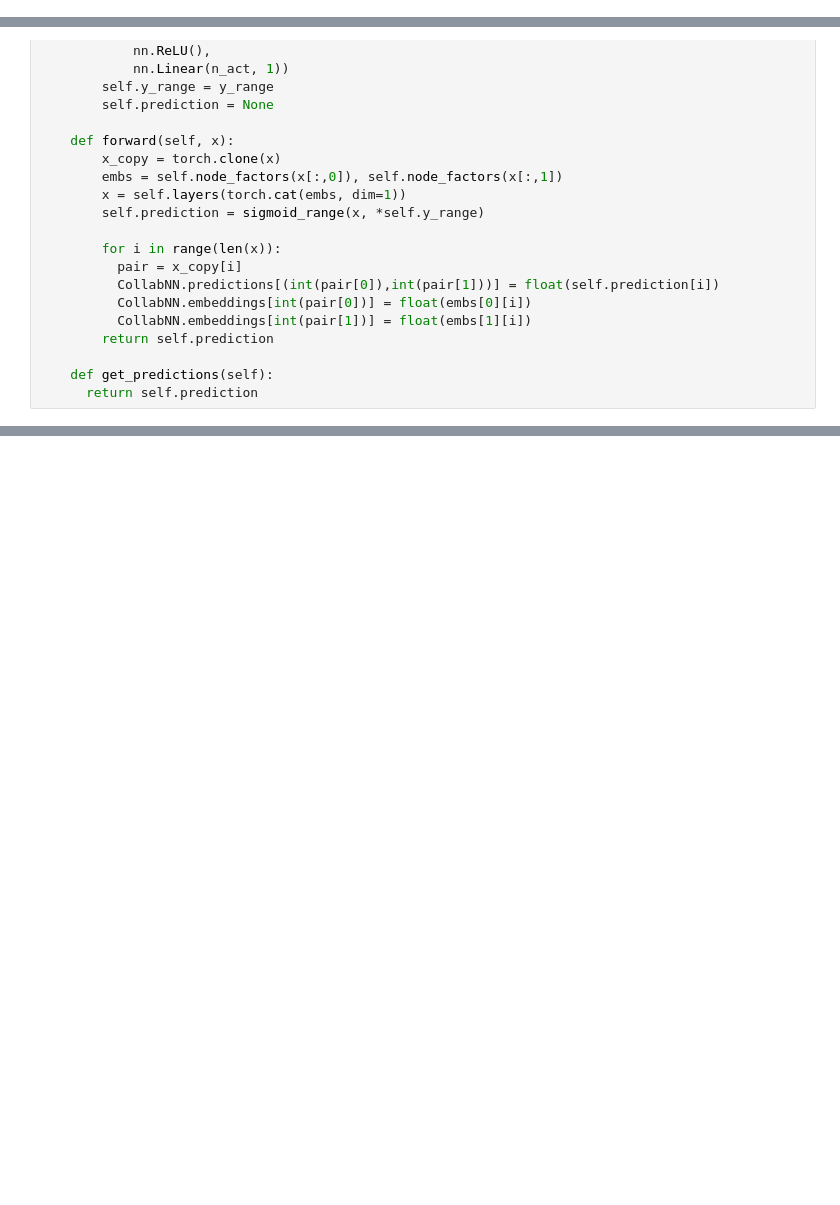
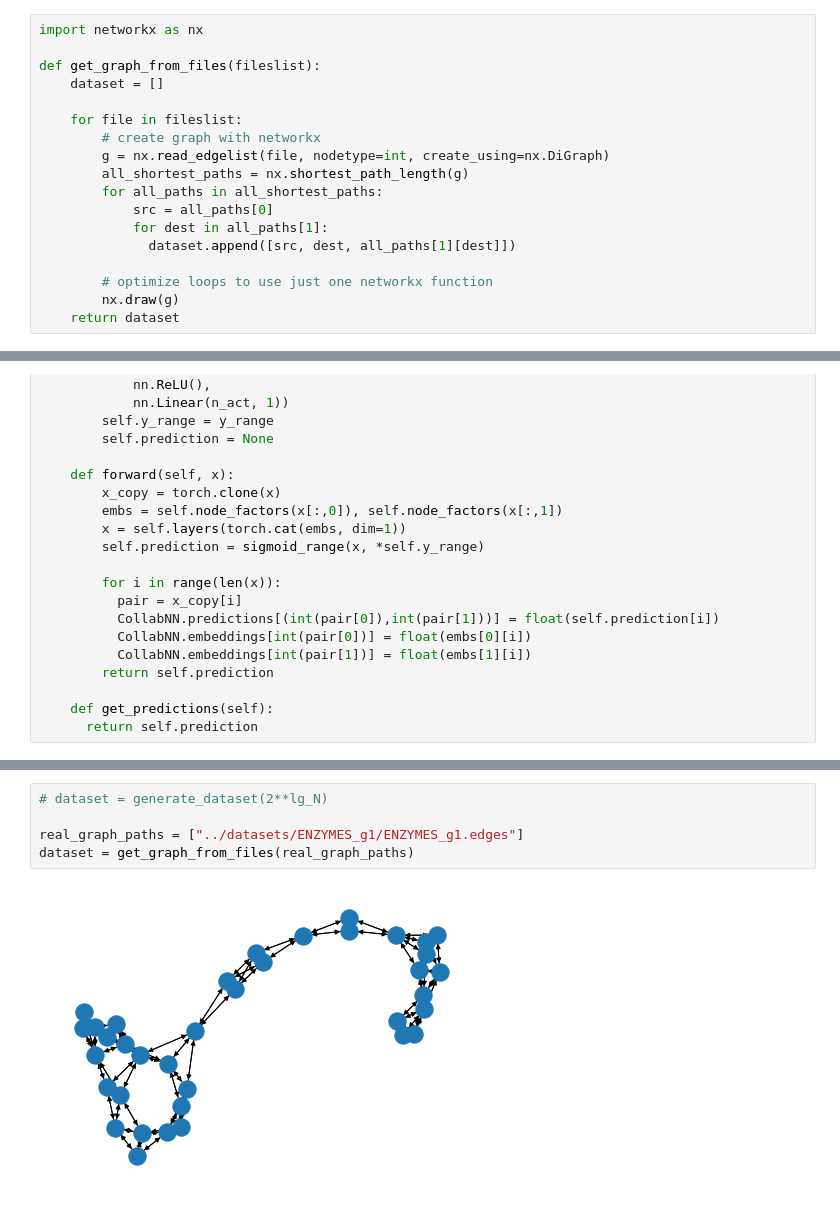
Before and after one commit to Iyki/routing, a Jupyter notebook: trees/generator.ipynb, the cells around one changed output, grey strips where cells are left out. Cells and saved outputs as stored; diff of their text form; blank space fills up the shorter version.

```diff
--- a/trees/generator.ipynb
+++ b/trees/generator.ipynb
@@ -76,4 +79,22 @@ def generate_dataset(N):
 # generate_dataset(10)
+# %%
+import networkx as nx
+
+def get_graph_from_files(fileslist):
+    dataset = []
+
+    for file in fileslist:
+        # create graph with networkx
+        g = nx.read_edgelist(file, nodetype=int, create_using=nx.DiGraph)
+        all_shortest_paths = nx.shortest_path_length(g)
+        for all_paths in all_shortest_paths:
+            src = all_paths[0]
+            for dest in all_paths[1]:
+              dataset.append([src, dest, all_paths[1][dest]])
+
+        # optimize loops to use just one networkx function
+        nx.draw(g)
+    return dataset
 # %%
 from fastai.collab import *
 from fastai.tabular.all import *
@@ -158,3 +177,10 @@ dataset, node_pairs, id_to_node, node_id = generate_dataset(2**lg_N)
+# %%
+# dataset = generate_dataset(2**lg_N)
+
+real_graph_paths = ["../datasets/ENZYMES_g1/ENZYMES_g1.edges"]
+dataset = get_graph_from_files(real_graph_paths)
+# %% [output]
+[figure, added]
 # %%
 device = torch.device("cuda" if torch.cuda.is_available() else "cpu")
 
```
Also changed, not shown: parts of 7 cells of this notebook, 22 other files.
